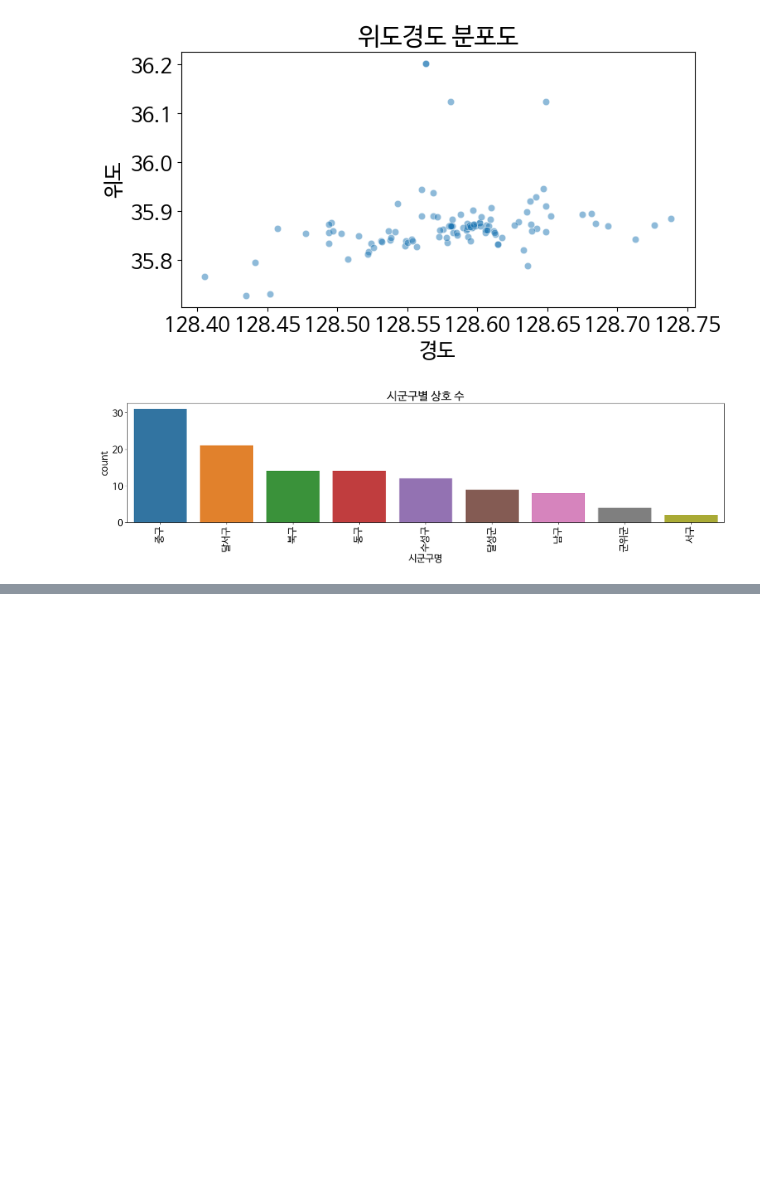
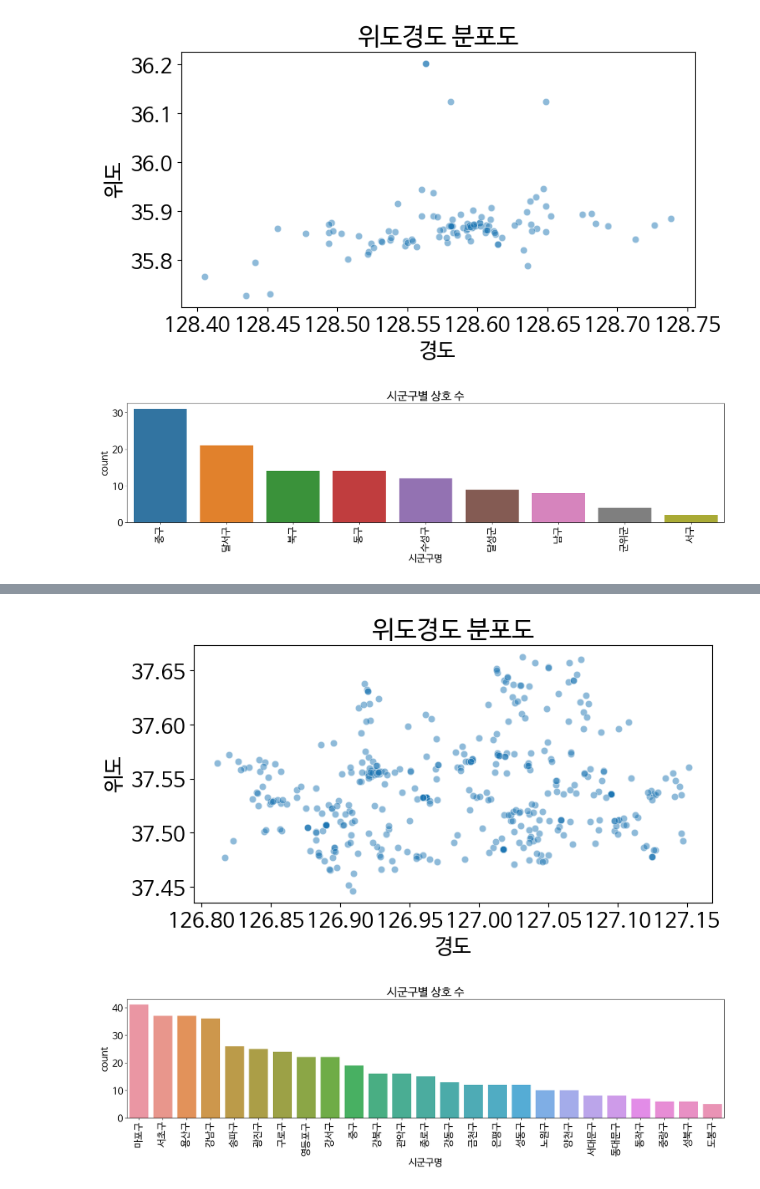
Before and after one commit to riorio214/colab, a Jupyter notebook: Untitled11.ipynb, the cells around one changed output, grey strips where cells are left out. Saved outputs shown, nothing was run; the diff lists cells and outputs as text; code cells hidden in the pictures; blank space fills up the shorter version.

```diff
--- a/Untitled11.ipynb
+++ b/Untitled11.ipynb
@@ -203,0 +258,27 @@ a_map
+# %%
+import pandas as pd
+import matplotlib.pyplot as plt
+import seaborn as sns
+import folium
+from folium import plugins
+df = pd.read_csv('/content/c.csv', encoding='cp949')
+
+dataset = df[['상호명','지점명',
+              '상권업종대분류코드','상권업종중분류명', '표준산업분류명',
+              '시도명', '시군구명', '행정동명',
+              '위도', '경도']]
+
+
+plt.figure(figsize=(8, 4))
+sns.scatterplot(x='경도',y='위도', data=dataset, alpha=0.5)
+plt.title('위도경도 분포도')
+plt.show()
+
+plt.figure(figsize=(20, 4))
+sns.countplot(x='시군구명', data=dataset, order=dataset['시군구명'].value_counts().index)
+plt.xticks(rotation=90)
+plt.title('시군구별 상호 수')
+plt.show()
+# %% [output]
+[figure, added]
+[figure, added]
```
Also changed, not shown: parts of 4 cells of this notebook.
